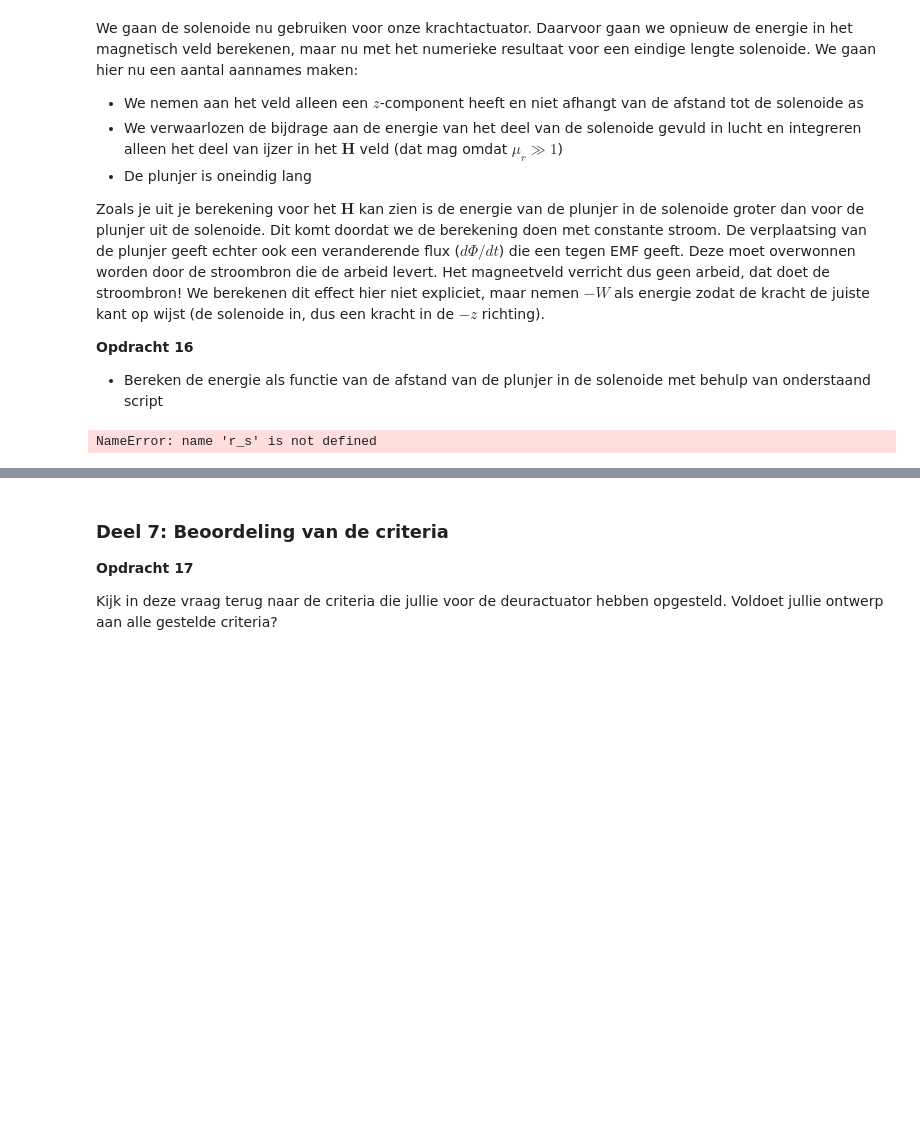
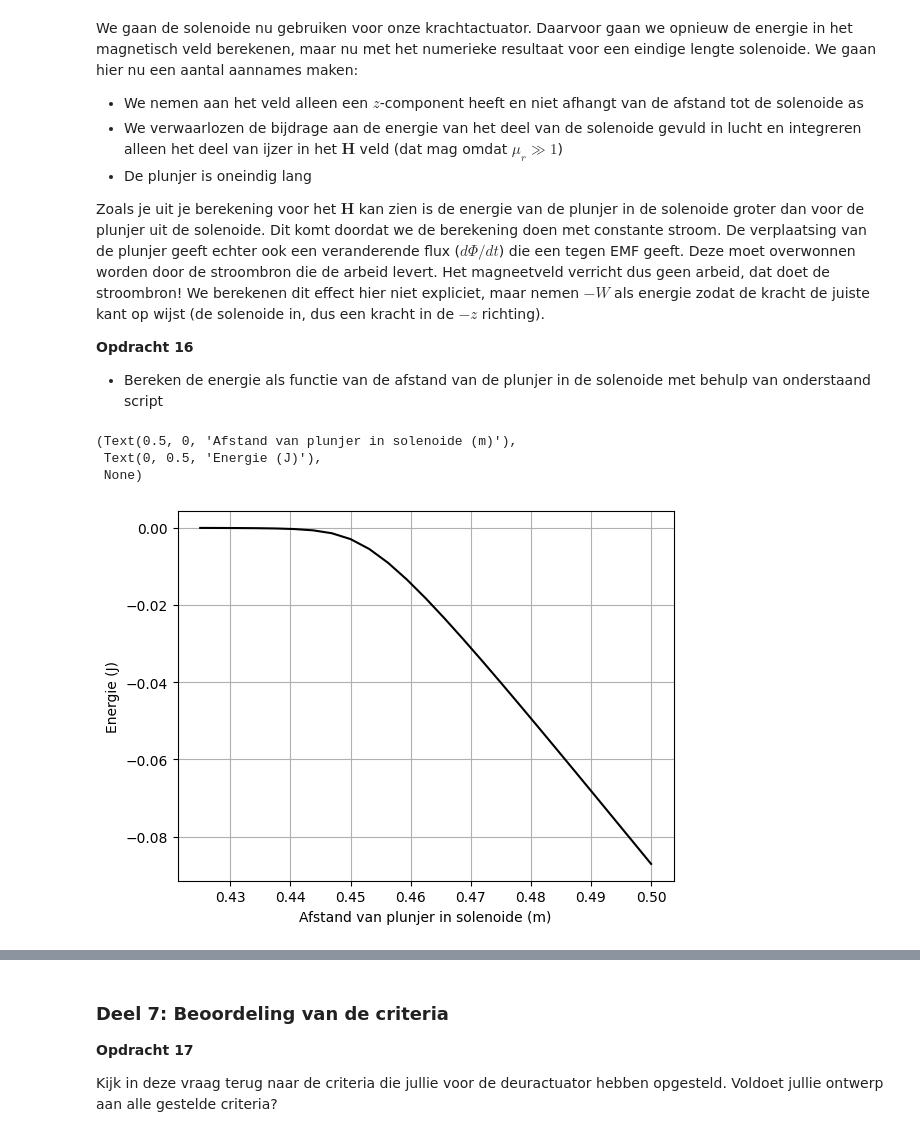
Before and after one commit to tkijlstra/mijn-opdrachten-DEF-D, a Jupyter notebook: 2KrachtactuatorOpdracht/2KrachtactuatorOpdracht/KrachtactuatorOpdracht.ipynb, the cells around one changed output, grey strips where cells are left out. Saved outputs shown, nothing was run; the diff lists cells and outputs as text; code cells hidden in the pictures; blank space fills up the shorter version.

```diff
--- a/2KrachtactuatorOpdracht/2KrachtactuatorOpdracht/KrachtactuatorOpdracht.ipynb
+++ b/2KrachtactuatorOpdracht/2KrachtactuatorOpdracht/KrachtactuatorOpdracht.ipynb
@@ -739,11 +753,19 @@ Zoals je uit je berekening voor het $\mathbf{H}$ kan zien is de energie van de p
 
 * Bereken de energie als functie van de afstand van de plunjer in de solenoide met behulp van onderstaand script
 # %%
+# aannames
+mu_0 = 4 * np.pi * 1e-7      # H/m
+mu_r = 1000                  # ijzer
+
+
 # integrate the field up to point z_p
-Wz=-0.5*np.pi*r_s**2*np.cumsum(np.flipud(H_ax)*mu_r*mu_0*np.flipud(H_ax))*(z_ax[1] - z_ax[0])
+Wz=-0.5*np.pi*r_sol**2*np.cumsum(np.flipud(H_ax)*mu_r*mu_0*np.flipud(H_ax))*(z_ax[1] - z_ax[0])
 
 plt.plot(L_s/2 - z_ax, np.flipud(Wz), '-k')
 plt.xlabel('Afstand van plunjer in solenoide (m)'), plt.ylabel('Energie (J)'), plt.grid()
 # %% [output]
-NameError: name 'r_s' is not defined
+(Text(0.5, 0, 'Afstand van plunjer in solenoide (m)'),
+ Text(0, 0.5, 'Energie (J)'),
+ None)
+[figure, added]
 # %%
```
Also changed, not shown: parts of 3 cells of this notebook.
